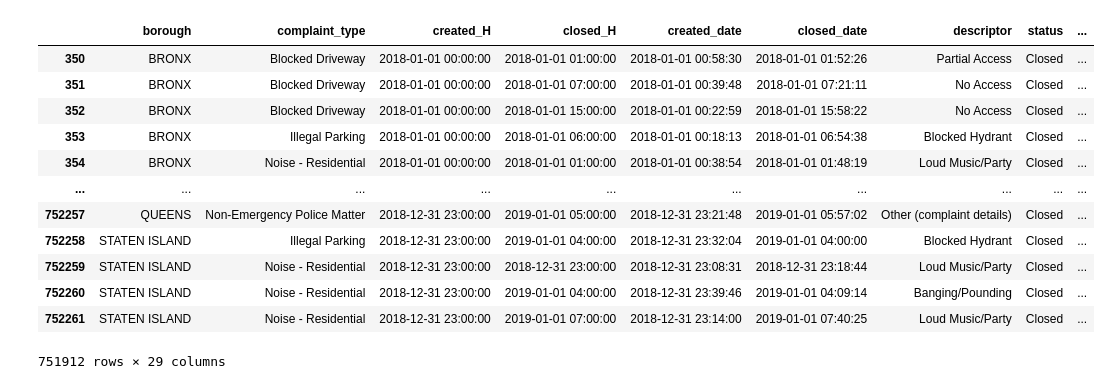
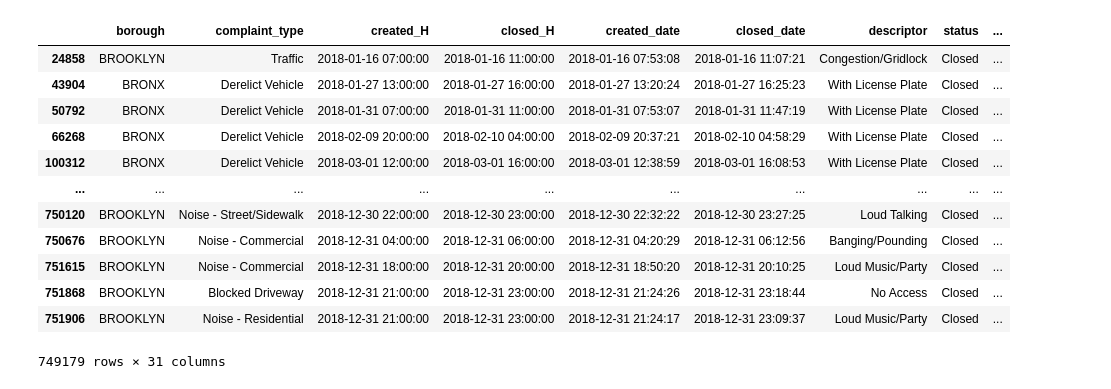
Before and after one commit to jamorr/Capstone, a Jupyter notebook: src/ts_analysis.ipynb, the cells around one changed output. Saved outputs shown, nothing was run; the diff lists cells and outputs as text; code cells hidden in the pictures.

```diff
--- a/src/ts_analysis.ipynb
+++ b/src/ts_analysis.ipynb
@@ -15,21 +19,21 @@ from hierarchicalforecast.utils import aggregate
 # %%
 root_dir = pathlib.Path("../data")
 dir_311 = root_dir/"311"/"2018"
 
-df = pd.read_parquet(dir_311/"processed"/"agency=NYPD")
+df = pd.read_parquet(root_dir/"nypd"/"precincts")
 df = df[df['created_H']>=datetime.date(2018,1,1)]
 df
 # %% [output]
 |  | borough | complaint_type | created_H | closed_H | created_date | closed_date | descriptor | status | ... |
-| 350 | BRONX | Blocked Driveway | 2018-01-01 00:00:00 | 2018-01-01 01:00:00 | 2018-01-01 00:58:30 | 2018-01-01 01:52:26 | Partial Access | Closed | ... |
-| 351 | BRONX | Blocked Driveway | 2018-01-01 00:00:00 | 2018-01-01 07:00:00 | 2018-01-01 00:39:48 | 2018-01-01 07:21:11 | No Access | Closed | ... |
-| 352 | BRONX | Blocked Driveway | 2018-01-01 00:00:00 | 2018-01-01 15:00:00 | 2018-01-01 00:22:59 | 2018-01-01 15:58:22 | No Access | Closed | ... |
-| 353 | BRONX | Illegal Parking | 2018-01-01 00:00:00 | 2018-01-01 06:00:00 | 2018-01-01 00:18:13 | 2018-01-01 06:54:38 | Blocked Hydrant | Closed | ... |
-| 354 | BRONX | Noise - Residential | 2018-01-01 00:00:00 | 2018-01-01 01:00:00 | 2018-01-01 00:38:54 | 2018-01-01 01:48:19 | Loud Music/Party | Closed | ... |
+| 24858 | BROOKLYN | Traffic | 2018-01-16 07:00:00 | 2018-01-16 11:00:00 | 2018-01-16 07:53:08 | 2018-01-16 11:07:21 | Congestion/Gridlock | Closed | ... |
+| 43904 | BRONX | Derelict Vehicle | 2018-01-27 13:00:00 | 2018-01-27 16:00:00 | 2018-01-27 13:20:24 | 2018-01-27 16:25:23 | With License Plate | Closed | ... |
+| 50792 | BRONX | Derelict Vehicle | 2018-01-31 07:00:00 | 2018-01-31 11:00:00 | 2018-01-31 07:53:07 | 2018-01-31 11:47:19 | With License Plate | Closed | ... |
+| 66268 | BRONX | Derelict Vehicle | 2018-02-09 20:00:00 | 2018-02-10 04:00:00 | 2018-02-09 20:37:21 | 2018-02-10 04:58:29 | With License Plate | Closed | ... |
+| 100312 | BRONX | Derelict Vehicle | 2018-03-01 12:00:00 | 2018-03-01 16:00:00 | 2018-03-01 12:38:59 | 2018-03-01 16:08:53 | With License Plate | Closed | ... |
 | ... | ... | ... | ... | ... | ... | ... | ... | ... | ... |
-| 752257 | QUEENS | Non-Emergency Police Matter | 2018-12-31 23:00:00 | 2019-01-01 05:00:00 | 2018-12-31 23:21:48 | 2019-01-01 05:57:02 | Other (complaint details) | Closed | ... |
-| 752258 | STATEN ISLAND | Illegal Parking | 2018-12-31 23:00:00 | 2019-01-01 04:00:00 | 2018-12-31 23:32:04 | 2019-01-01 04:00:00 | Blocked Hydrant | Closed | ... |
-| 752259 | STATEN ISLAND | Noise - Residential | 2018-12-31 23:00:00 | 2018-12-31 23:00:00 | 2018-12-31 23:08:31 | 2018-12-31 23:18:44 | Loud Music/Party | Closed | ... |
-| 752260 | STATEN ISLAND | Noise - Residential | 2018-12-31 23:00:00 | 2019-01-01 04:00:00 | 2018-12-31 23:39:46 | 2019-01-01 04:09:14 | Banging/Pounding | Closed | ... |
-| 752261 | STATEN ISLAND | Noise - Residential | 2018-12-31 23:00:00 | 2019-01-01 07:00:00 | 2018-12-31 23:14:00 | 2019-01-01 07:40:25 | Loud Music/Party | Closed | ... |
+| 750120 | BROOKLYN | Noise - Street/Sidewalk | 2018-12-30 22:00:00 | 2018-12-30 23:00:00 | 2018-12-30 22:32:22 | 2018-12-30 23:27:25 | Loud Talking | Closed | ... |
+| 750676 | BROOKLYN | Noise - Commercial | 2018-12-31 04:00:00 | 2018-12-31 06:00:00 | 2018-12-31 04:20:29 | 2018-12-31 06:12:56 | Banging/Pounding | Closed | ... |
+| 751615 | BROOKLYN | Noise - Commercial | 2018-12-31 18:00:00 | 2018-12-31 20:00:00 | 2018-12-31 18:50:20 | 2018-12-31 20:10:25 | Loud Music/Party | Closed | ... |
+| 751868 | BROOKLYN | Blocked Driveway | 2018-12-31 21:00:00 | 2018-12-31 23:00:00 | 2018-12-31 21:24:26 | 2018-12-31 23:18:44 | No Access | Closed | ... |
+| 751906 | BROOKLYN | Noise - Residential | 2018-12-31 21:00:00 | 2018-12-31 23:00:00 | 2018-12-31 21:24:17 | 2018-12-31 23:09:37 | Loud Music/Party | Closed | ... |
-751912 rows × 29 columns
+749179 rows × 31 columns
```
Also changed, not shown: parts of 12 cells of this notebook, 6 other files.
